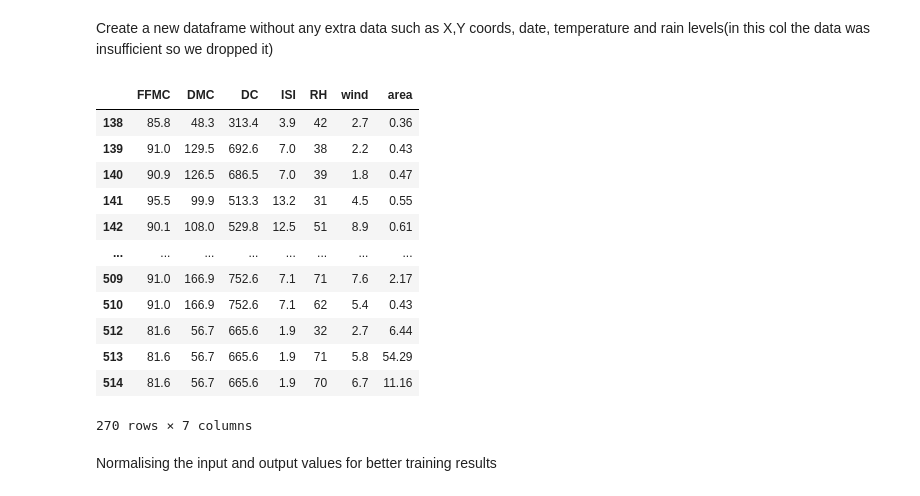
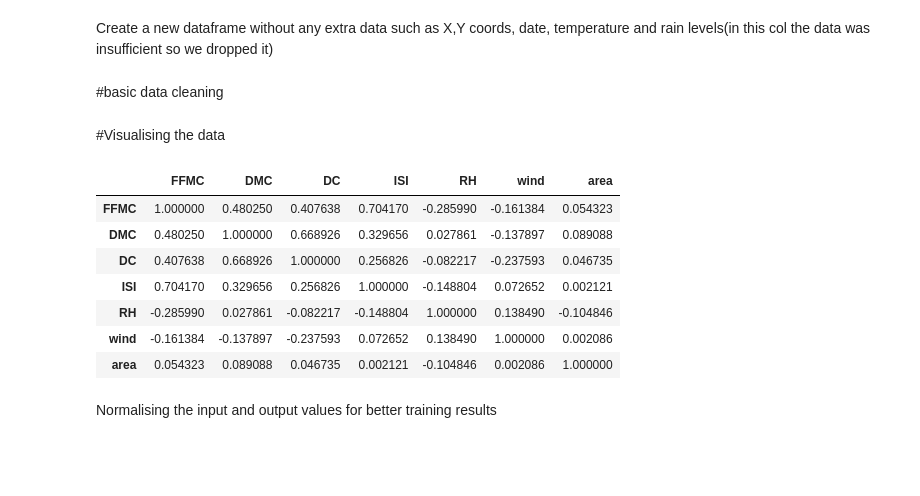
Before and after one commit to AhanR/NeuraHacks-forestFire, a Jupyter notebook: forest_fire.ipynb, the cells around one changed output. Cells and saved outputs as stored; diff of their text form; code cells hidden in the pictures; blank space fills up the shorter version.

```diff
--- a/forest_fire.ipynb
+++ b/forest_fire.ipynb
@@ -11,19 +34,3 @@ Create a new dataframe without any extra data such as X,Y coords, date, temperat
 fireAreaData = forestFireData
 fireAreaData = fireAreaData.drop(fireAreaData.index[fireAreaData["area"] == 0])
 del fireAreaData["X"], fireAreaData["Y"], fireAreaData["month"], fireAreaData["temp"], fireAreaData["rain"], fireAreaData["day"]
-# %%
-display(fireAreaData)
-# %% [output]
-|  | FFMC | DMC | DC | ISI | RH | wind | area |
-| 138 | 85.8 | 48.3 | 313.4 | 3.9 | 42 | 2.7 | 0.36 |
-| 139 | 91.0 | 129.5 | 692.6 | 7.0 | 38 | 2.2 | 0.43 |
-| 140 | 90.9 | 126.5 | 686.5 | 7.0 | 39 | 1.8 | 0.47 |
-| 141 | 95.5 | 99.9 | 513.3 | 13.2 | 31 | 4.5 | 0.55 |
-| 142 | 90.1 | 108.0 | 529.8 | 12.5 | 51 | 8.9 | 0.61 |
-| ... | ... | ... | ... | ... | ... | ... | ... |
-| 509 | 91.0 | 166.9 | 752.6 | 7.1 | 71 | 7.6 | 2.17 |
-| 510 | 91.0 | 166.9 | 752.6 | 7.1 | 62 | 5.4 | 0.43 |
-| 512 | 81.6 | 56.7 | 665.6 | 1.9 | 32 | 2.7 | 6.44 |
-| 513 | 81.6 | 56.7 | 665.6 | 1.9 | 71 | 5.8 | 54.29 |
-| 514 | 81.6 | 56.7 | 665.6 | 1.9 | 70 | 6.7 | 11.16 |
-270 rows × 7 columns
@@ -29,0 +49,17 @@ display(fireAreaData)
+# %% [markdown]
+#basic data cleaning
+# %%
+fireAreaData = fireAreaData.drop(fireAreaData.index[fireAreaData["area"] > 100])
+# %% [markdown]
+#Visualising the data
+# %%
+fireAreaData.corr()
+# %% [output]
+|  | FFMC | DMC | DC | ISI | RH | wind | area |
+| FFMC | 1.000000 | 0.480250 | 0.407638 | 0.704170 | -0.285990 | -0.161384 | 0.054323 |
+| DMC | 0.480250 | 1.000000 | 0.668926 | 0.329656 | 0.027861 | -0.137897 | 0.089088 |
+| DC | 0.407638 | 0.668926 | 1.000000 | 0.256826 | -0.082217 | -0.237593 | 0.046735 |
+| ISI | 0.704170 | 0.329656 | 0.256826 | 1.000000 | -0.148804 | 0.072652 | 0.002121 |
+| RH | -0.285990 | 0.027861 | -0.082217 | -0.148804 | 1.000000 | 0.138490 | -0.104846 |
+| wind | -0.161384 | -0.137897 | -0.237593 | 0.072652 | 0.138490 | 1.000000 | 0.002086 |
+| area | 0.054323 | 0.089088 | 0.046735 | 0.002121 | -0.104846 | 0.002086 | 1.000000 |
```
Also changed, not shown: parts of 28 cells of this notebook.
